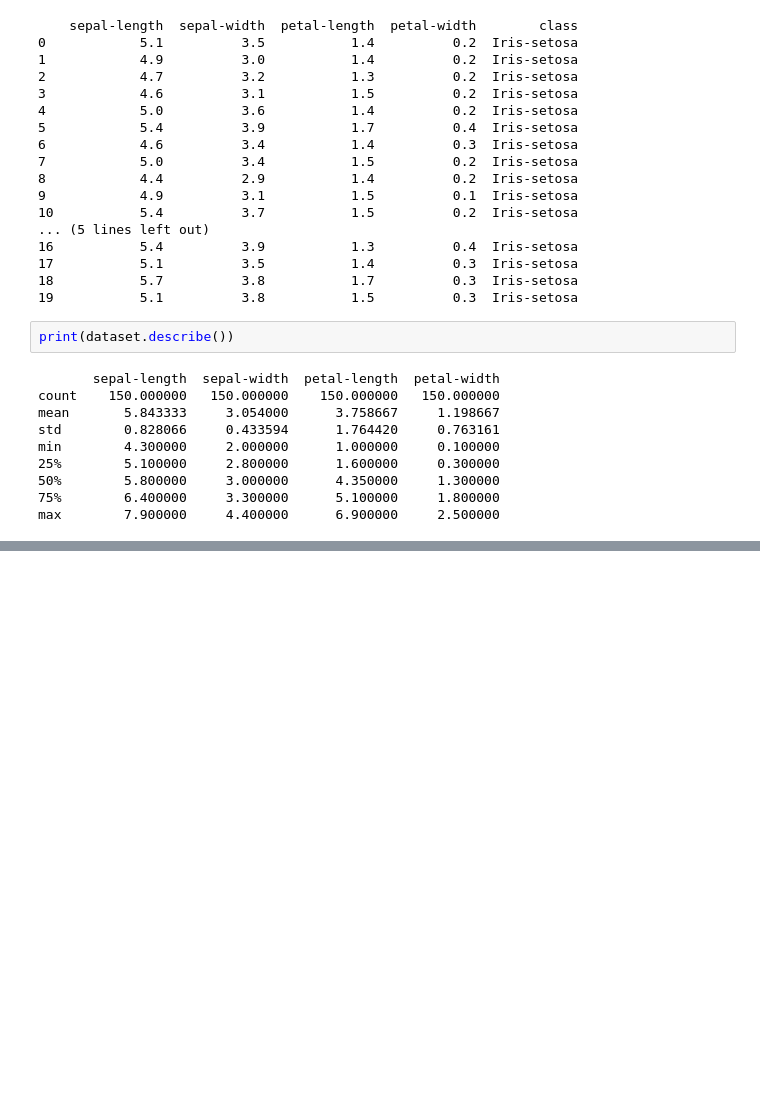
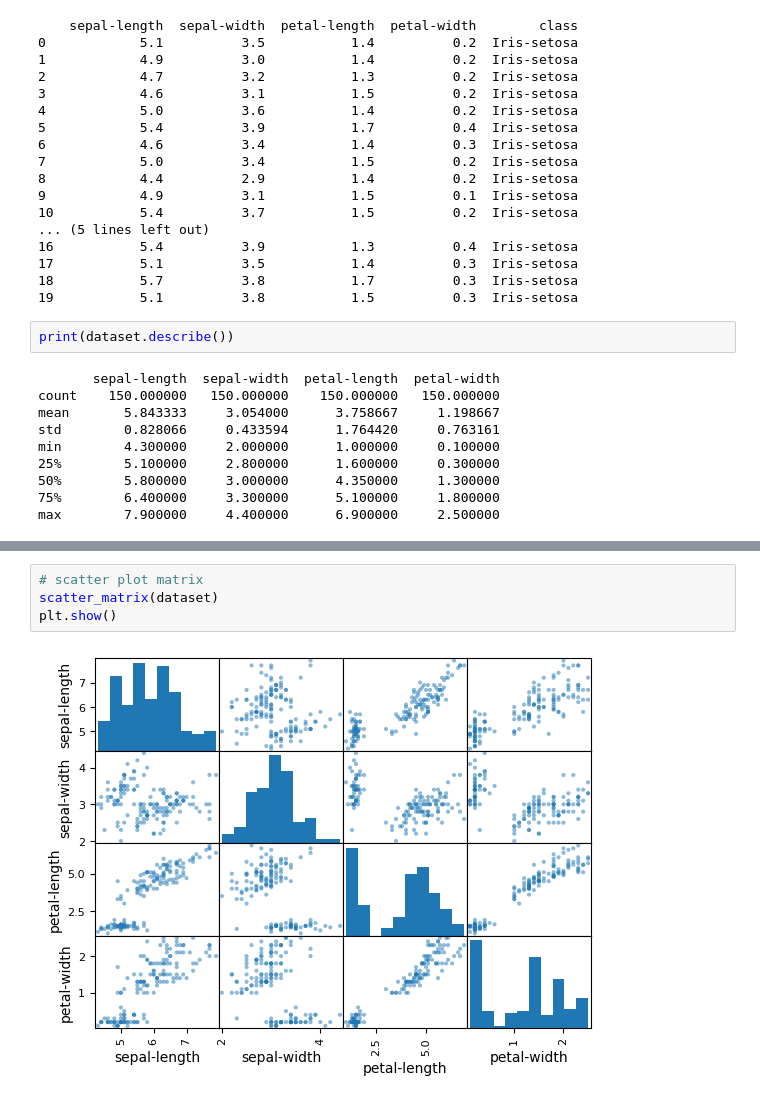
Before and after one commit to GeetikaAkki/IrisFlowers, a Jupyter notebook: notebooks/iris_flowers_analysis.ipynb, the cells around one changed output, grey strips where cells are left out. Cells and saved outputs as stored; diff of their text form; blank space fills up the shorter version.

```diff
--- a/notebooks/iris_flowers_analysis.ipynb
+++ b/notebooks/iris_flowers_analysis.ipynb
@@ -62,0 +83,6 @@ max        7.900000     4.400000      6.900000     2.500000
+# %%
+# scatter plot matrix
+scatter_matrix(dataset)
+plt.show()
+# %% [output]
+[figure, added]
```
Also changed, not shown: parts of 3 cells of this notebook, 1 other file.
